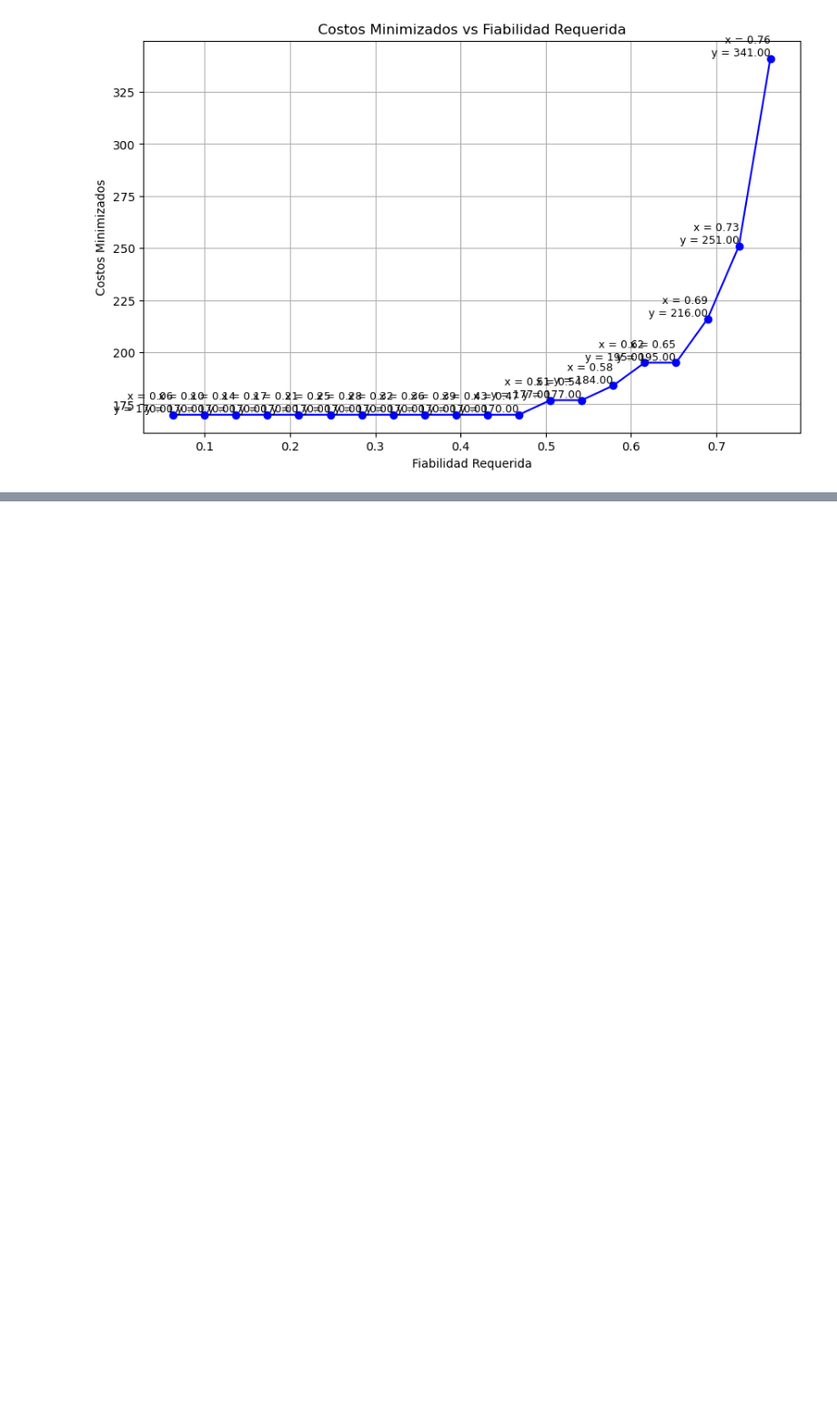
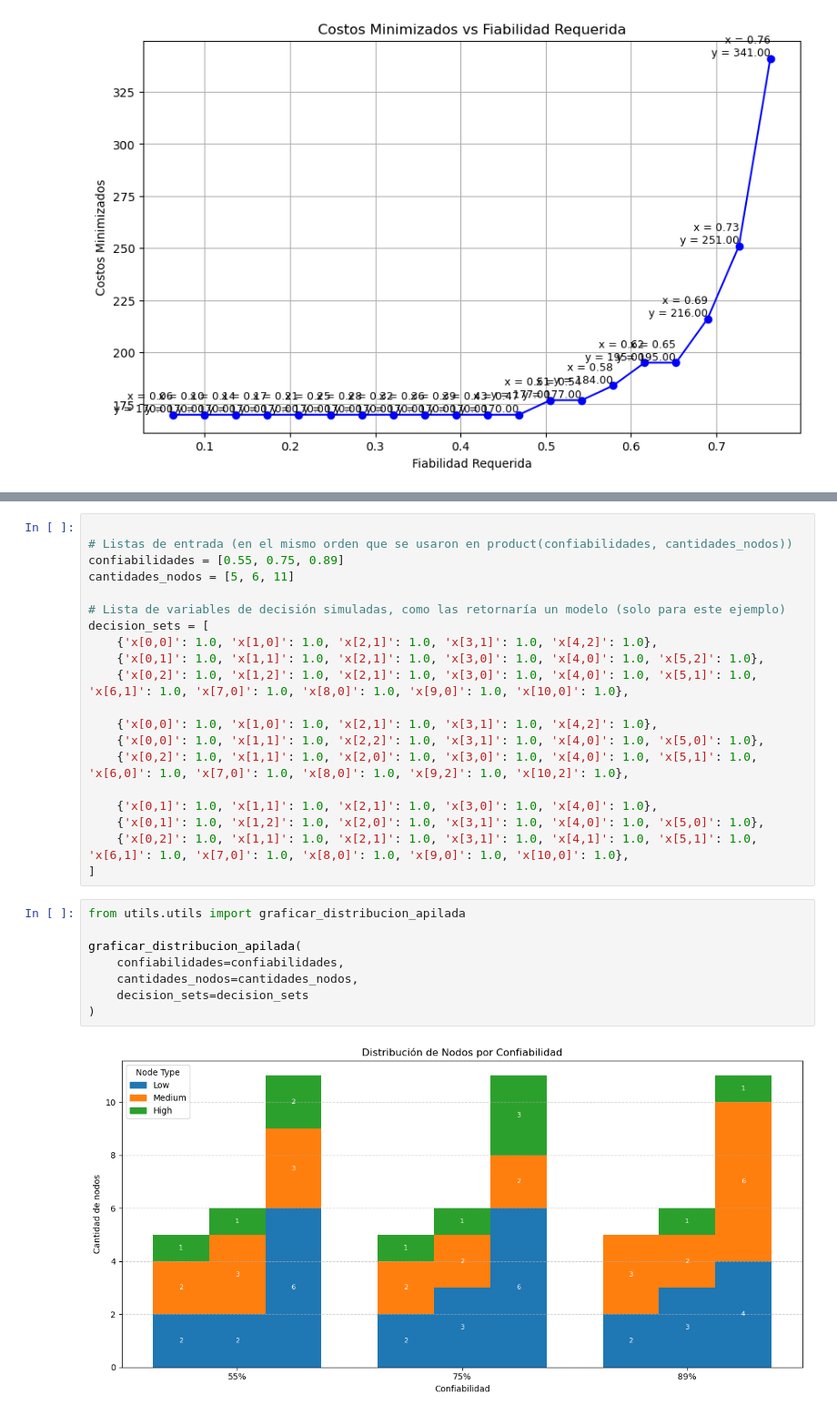
Before and after one commit to danielpuliche/optimization_model, a Jupyter notebook: main.ipynb, the cells around one changed output, grey strips where cells are left out. Shown at 91% size. Drawn from its saved outputs; the diff is of its cells as text; blank space fills up the shorter version.

```diff
--- a/main.ipynb
+++ b/main.ipynb
@@ -221,0 +237,30 @@ except ValueError as e:
+# %%
+
+# Listas de entrada (en el mismo orden que se usaron en product(confiabilidades, cantidades_nodos))
+confiabilidades = [0.55, 0.75, 0.89]
+cantidades_nodos = [5, 6, 11]
+
+# Lista de variables de decisión simuladas, como las retornaría un modelo (solo para este ejemplo)
+decision_sets = [
+    {'x[0,0]': 1.0, 'x[1,0]': 1.0, 'x[2,1]': 1.0, 'x[3,1]': 1.0, 'x[4,2]': 1.0},
+    {'x[0,1]': 1.0, 'x[1,1]': 1.0, 'x[2,1]': 1.0, 'x[3,0]': 1.0, 'x[4,0]': 1.0, 'x[5,2]': 1.0},
+    {'x[0,2]': 1.0, 'x[1,2]': 1.0, 'x[2,1]': 1.0, 'x[3,0]': 1.0, 'x[4,0]': 1.0, 'x[5,1]': 1.0, 'x[6,1]': 1.0, 'x[7,0]': 1.0, 'x[8,0]': 1.0, 'x[9,0]': 1.0, 'x[10,0]': 1.0},
+
+    {'x[0,0]': 1.0, 'x[1,0]': 1.0, 'x[2,1]': 1.0, 'x[3,1]': 1.0, 'x[4,2]': 1.0},
+    {'x[0,0]': 1.0, 'x[1,1]': 1.0, 'x[2,2]': 1.0, 'x[3,1]': 1.0, 'x[4,0]': 1.0, 'x[5,0]': 1.0},
+    {'x[0,2]': 1.0, 'x[1,1]': 1.0, 'x[2,0]': 1.0, 'x[3,0]': 1.0, 'x[4,0]': 1.0, 'x[5,1]': 1.0, 'x[6,0]': 1.0, 'x[7,0]': 1.0, 'x[8,0]': 1.0, 'x[9,2]': 1.0, 'x[10,2]': 1.0},
+
+    {'x[0,1]': 1.0, 'x[1,1]': 1.0, 'x[2,1]': 1.0, 'x[3,0]': 1.0, 'x[4,0]': 1.0},
+    {'x[0,1]': 1.0, 'x[1,2]': 1.0, 'x[2,0]': 1.0, 'x[3,1]': 1.0, 'x[4,0]': 1.0, 'x[5,0]': 1.0},
+    {'x[0,2]': 1.0, 'x[1,1]': 1.0, 'x[2,1]': 1.0, 'x[3,1]': 1.0, 'x[4,1]': 1.0, 'x[5,1]': 1.0, 'x[6,1]': 1.0, 'x[7,0]': 1.0, 'x[8,0]': 1.0, 'x[9,0]': 1.0, 'x[10,0]': 1.0},
+]
+# %%
+from utils.utils import graficar_distribucion_apilada
+
+graficar_distribucion_apilada(
+    confiabilidades=confiabilidades,
+    cantidades_nodos=cantidades_nodos,
+    decision_sets=decision_sets
+)
+# %% [output]
+[figure, added]
```
Also changed, not shown: parts of 1 cell of this notebook, 3 other files.
